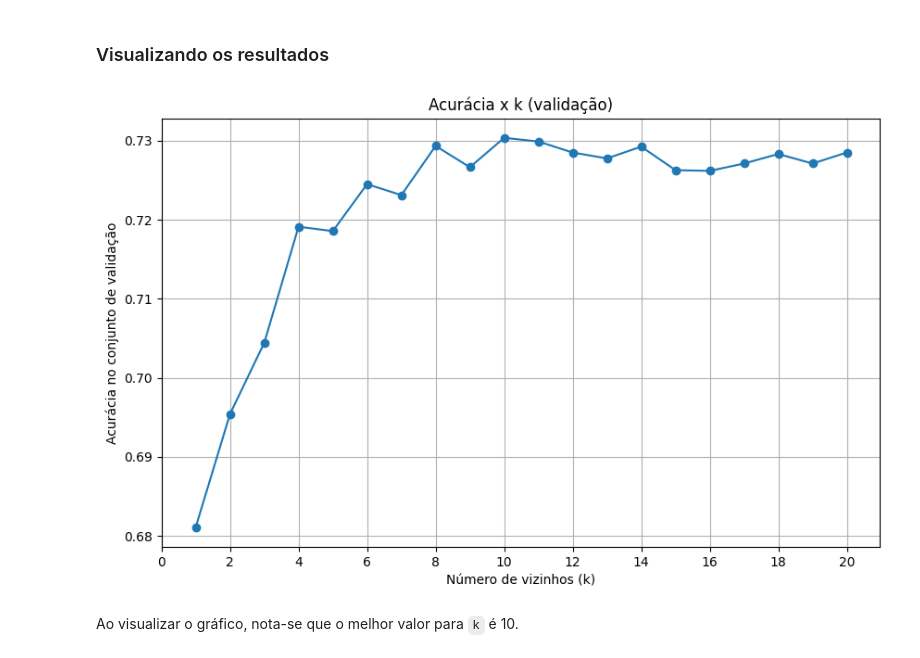
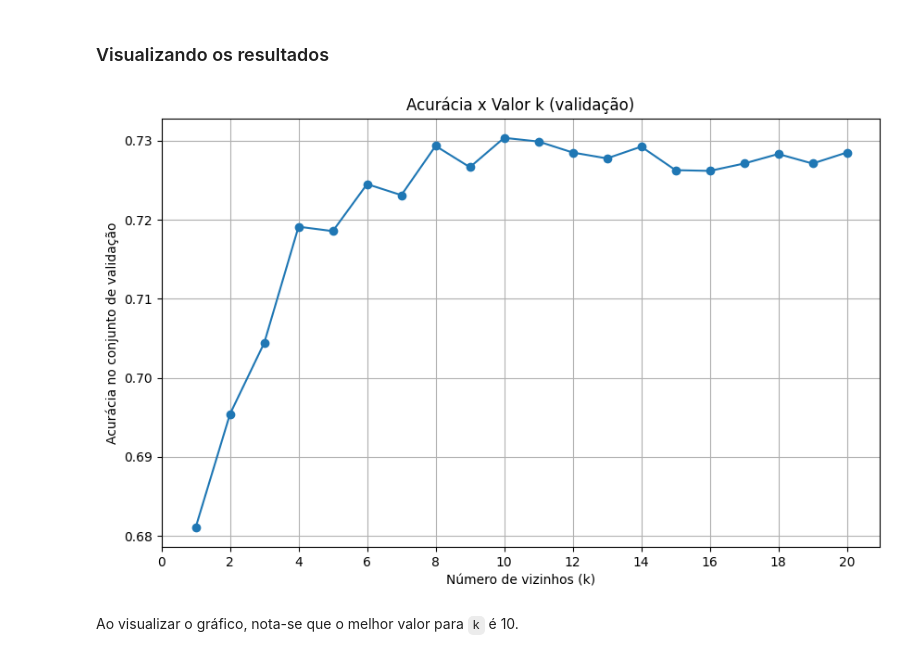
Before and after one commit to hgOliveira-Santos/knn-diamonds-classifier, a Jupyter notebook: knn_diamond_classifier.ipynb, the cells around one changed output. Saved outputs shown, nothing was run; the diff lists cells and outputs as text; code cells hidden in the pictures.

Commit message:
Alterando configuração do gráfico de acurácias x valor k

```diff
--- a/knn_diamond_classifier.ipynb
+++ b/knn_diamond_classifier.ipynb
@@ -222,14 +222,14 @@ for k in k_values:
 # %%
 plt.figure(figsize=(10, 6))
 plt.plot(k_values, accuracy_values, marker='o')
 plt.xticks(range(0, 21, 2))
 plt.xlabel("Número de vizinhos (k)")
 plt.ylabel("Acurácia no conjunto de validação")
-plt.title("Acurácia x k (validação)")
+plt.title("Acurácia x Valor k (validação)")
 plt.grid(True)
 plt.show()
 # %% [output]
-[figure, old version]
+[figure, new version]
 # %% [markdown]
 Ao visualizar o gráfico, nota-se que o melhor valor para `k` é 10.
 # %%
```
